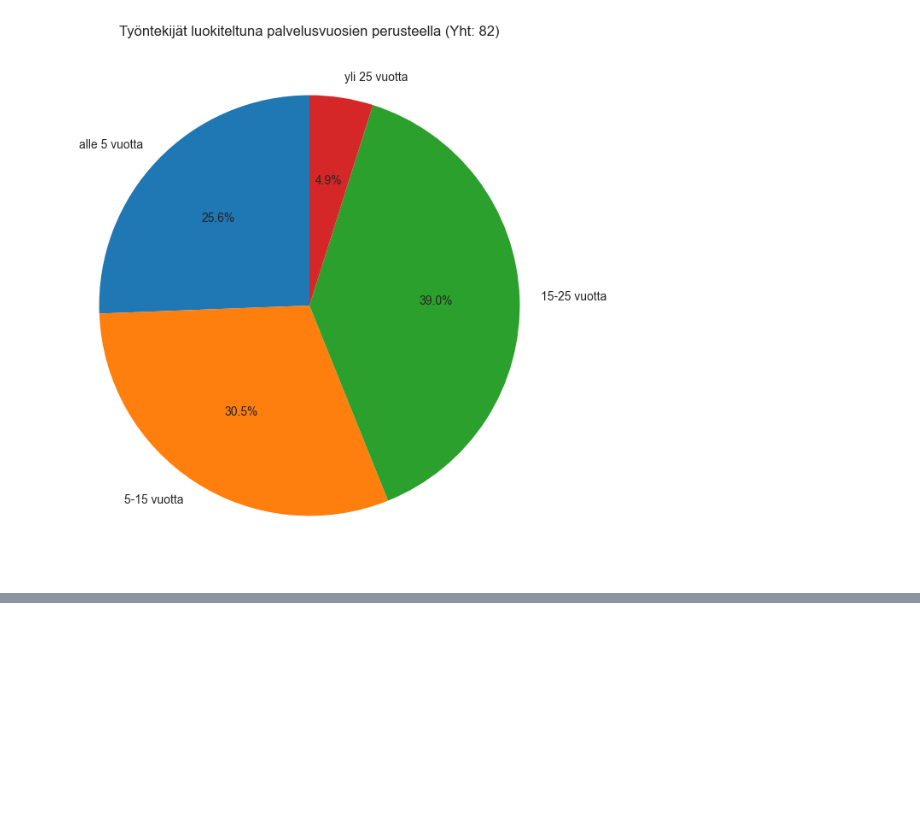
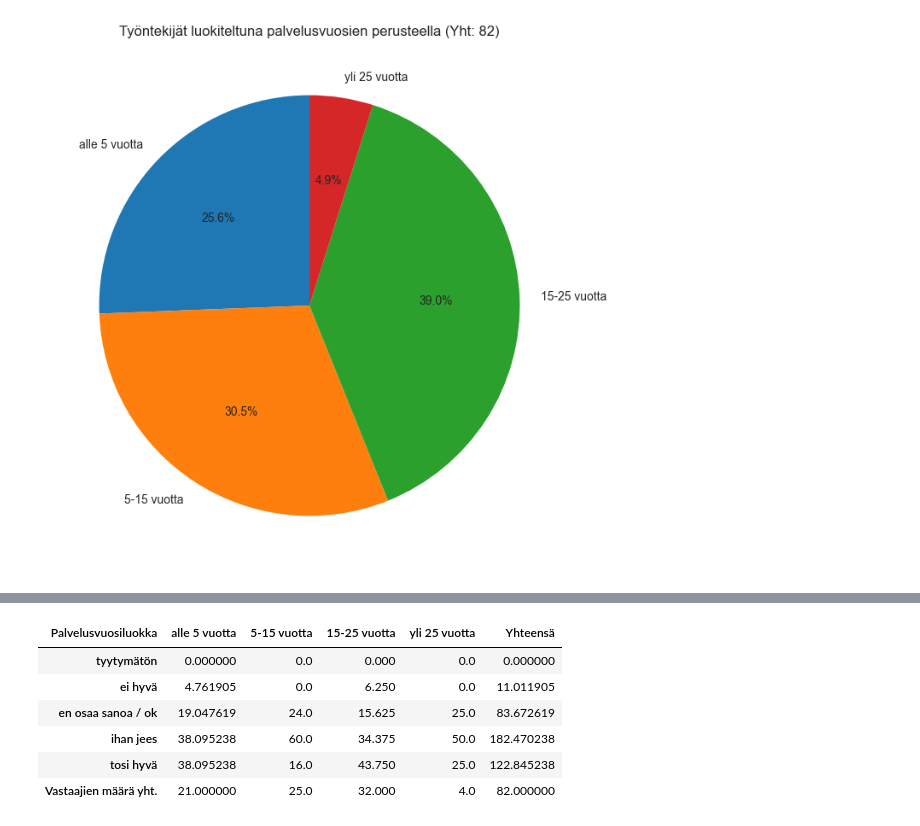
Before and after one commit to Hildura/Tiedonk-sittely-Pytjonilla-Ryhm-5, a Jupyter notebook: Projekti/Analyzing_WorkPlaceSatisfactionSurveyData.ipynb, the cells around one changed output, grey strips where cells are left out. Cells and saved outputs as stored; diff of their text form; code cells hidden in the pictures; blank space fills up the shorter version.

```diff
--- a/Projekti/Analyzing_WorkPlaceSatisfactionSurveyData.ipynb
+++ b/Projekti/Analyzing_WorkPlaceSatisfactionSurveyData.ipynb
@@ -769,0 +900,22 @@ plt.show()
+# %%
+# First, calculate the total responses in each column (excluding the 'Vastaajien määrä yht.' row)
+totals_per_column = df_vuodet_kollegat.loc['Vastaajien määrä yht.']
+
+# Then, divide each value by the total for its column, and multiply by 100 for percentages
+df_vuodet_kollegat_percent = df_vuodet_kollegat.div(totals_per_column, axis=1) * 100
+
+# Add back the 'Vastaajien määrä yht.' row (since this row should not be turned into a percentage)
+df_vuodet_kollegat_percent.loc['Vastaajien määrä yht.'] = totals_per_column
+
+# Add a 'Yhteensä' column with the percentage of total responses per satisfaction level
+df_vuodet_kollegat_percent['Yhteensä'] = df_vuodet_kollegat_percent.sum(axis=1)
+
+df_vuodet_kollegat_percent
+# %% [output]
+| Palvelusvuosiluokka | alle 5 vuotta | 5-15 vuotta | 15-25 vuotta | yli 25 vuotta | Yhteensä |
+| tyytymätön | 0.000000 | 0.0 | 0.000 | 0.0 | 0.000000 |
+| ei hyvä | 4.761905 | 0.0 | 6.250 | 0.0 | 11.011905 |
+| en osaa sanoa / ok | 19.047619 | 24.0 | 15.625 | 25.0 | 83.672619 |
+| ihan jees | 38.095238 | 60.0 | 34.375 | 50.0 | 182.470238 |
+| tosi hyvä | 38.095238 | 16.0 | 43.750 | 25.0 | 122.845238 |
+| Vastaajien määrä yht. | 21.000000 | 25.0 | 32.000 | 4.0 | 82.000000 |
```
Also changed, not shown: parts of 31 cells of this notebook.
